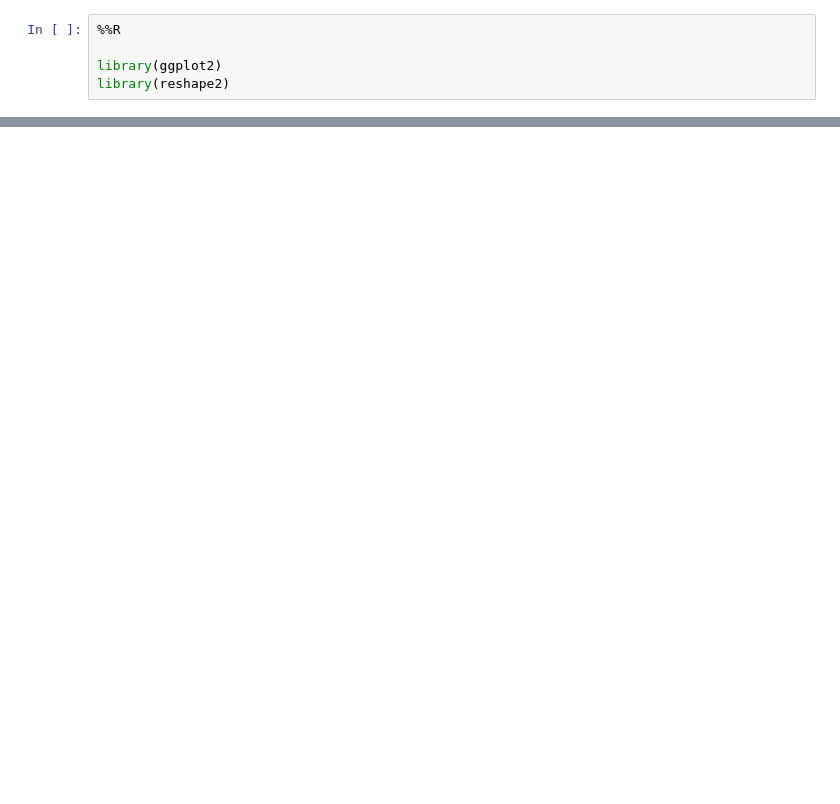
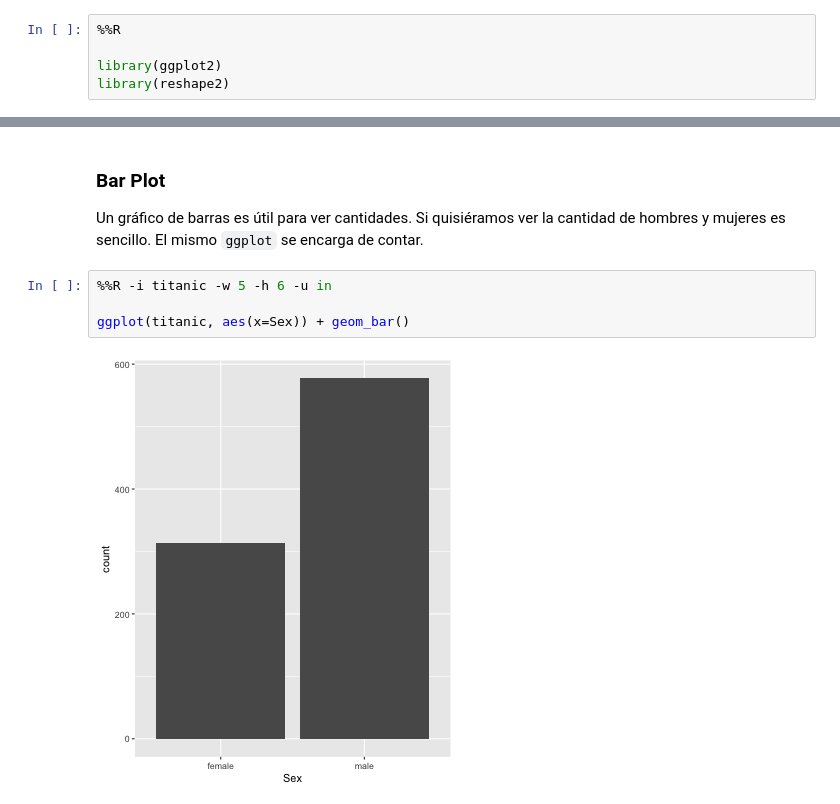
Before and after one commit to crscardellino/MeetupDSCba2017, a Jupyter notebook: python_with_ggplot.ipynb, the cells around one changed output, grey strips where cells are left out. Cells and saved outputs as stored; diff of their text form; blank space fills up the shorter version.

```diff
--- a/python_with_ggplot.ipynb
+++ b/python_with_ggplot.ipynb
@@ -169,0 +96,10 @@ ggplot(learning_curve_results, aes(x=data_size)) +
+# %% [markdown]
+### Bar Plot
+
+Un gráfico de barras es útil para ver cantidades. Si quisiéramos ver la cantidad de hombres y mujeres es sencillo. El mismo `ggplot` se encarga de contar.
+# %%
+%%R -i titanic -w 5 -h 6 -u in
+
+ggplot(titanic, aes(x=Sex)) + geom_bar()
+# %% [output]
+[figure, added]
```
Also changed, not shown: parts of 50 cells of this notebook, 1 other file.
